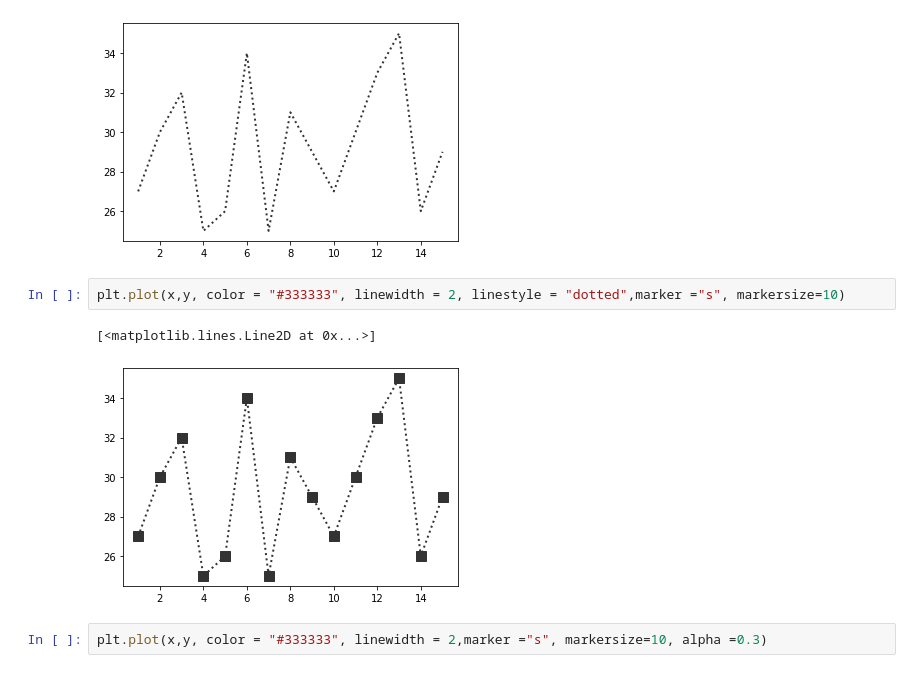
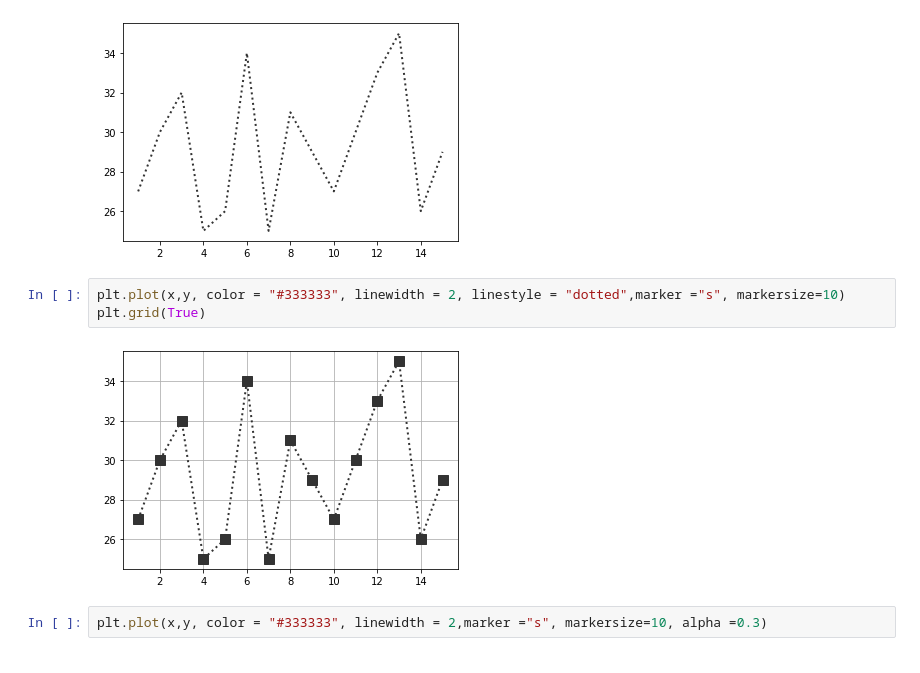
Before and after one commit to IliasSuvanov/DSforEconomists, a Jupyter notebook: Seminar2/Untitled.ipynb, the cells around one changed output. Saved outputs shown, nothing was run; the diff lists cells and outputs as text.

```diff
--- a/Seminar2/Untitled.ipynb
+++ b/Seminar2/Untitled.ipynb
@@ -76,9 +197,9 @@ plt.plot(x,y, color = "#333333", linewidth = 2, linestyle = "dotted")
 [figure]
 # %%
 plt.plot(x,y, color = "#333333", linewidth = 2, linestyle = "dotted",marker ="s", markersize=10)
+plt.grid(True)
 # %% [output]
-[<matplotlib.lines.Line2D at 0x...>]
-[figure, old version]
+[figure, new version]
 # %%
 plt.plot(x,y, color = "#333333", linewidth = 2,marker ="s", markersize=10, alpha =0.3)
 # %% [output]
```
Also changed, not shown: parts of 36 cells of this notebook.
